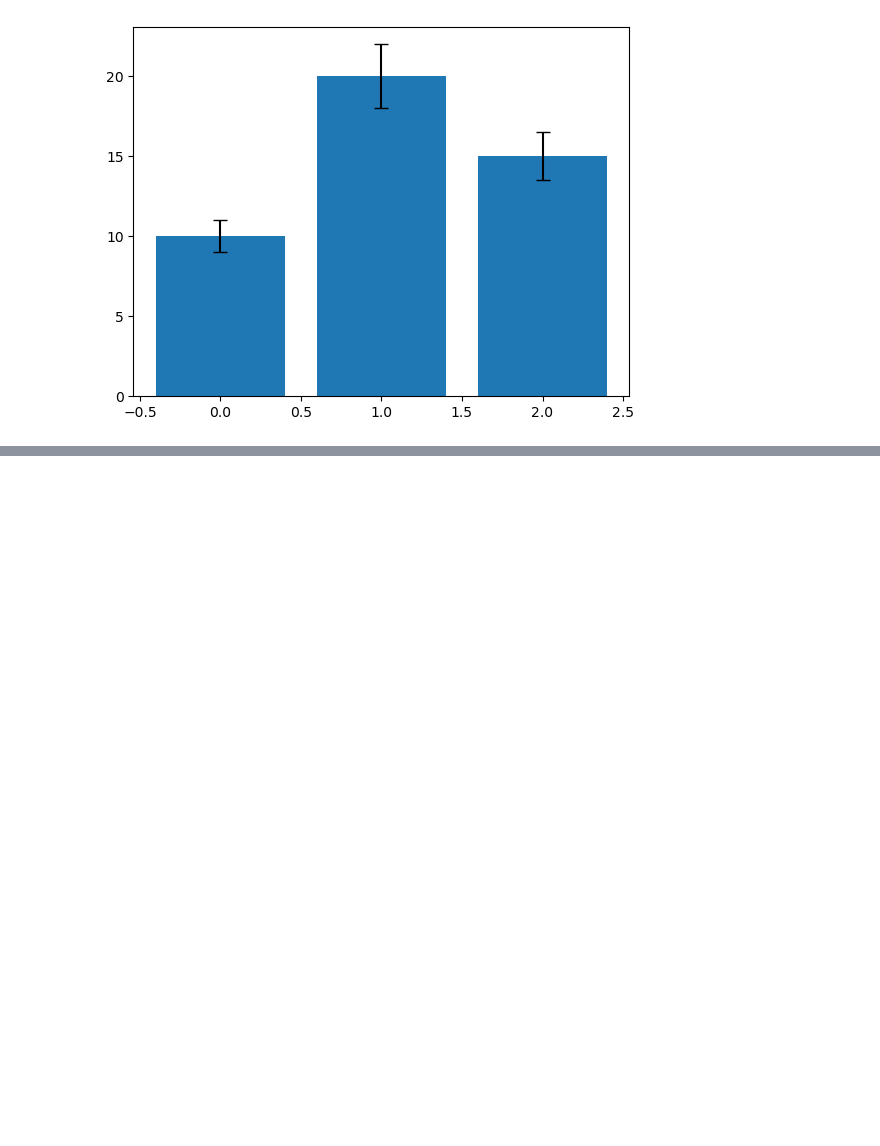
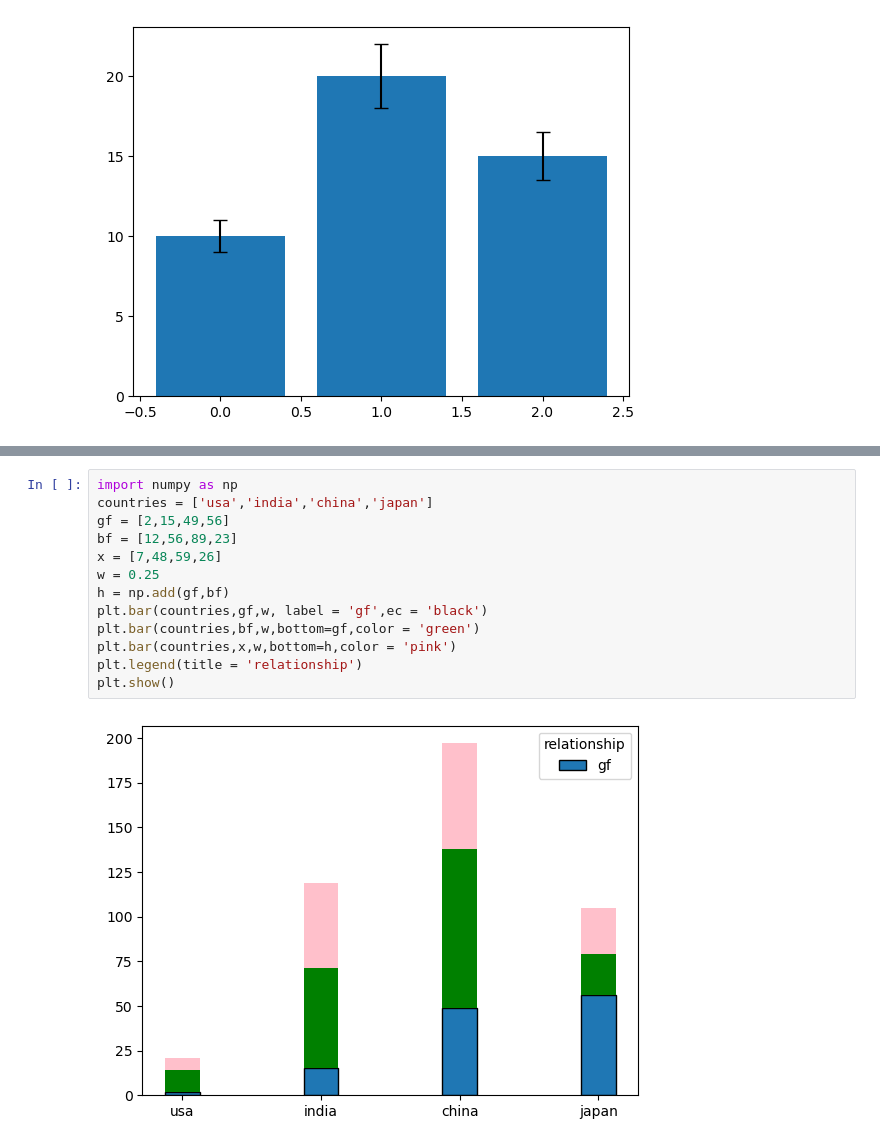
Before and after one commit to Yashshakya1/jupyter_nootbook, a Jupyter notebook: data science(self learning)/matplotlib/bar_charts.ipynb, the cells around one changed output, grey strips where cells are left out. Saved outputs shown, nothing was run; the diff lists cells and outputs as text; blank space fills up the shorter version.

```diff
--- a/data science(self learning)/matplotlib/bar_charts.ipynb
+++ b/data science(self learning)/matplotlib/bar_charts.ipynb
@@ -159,0 +188,15 @@ plt.show()
+# %%
+import numpy as np
+countries = ['usa','india','china','japan']
+gf = [2,15,49,56]
+bf = [12,56,89,23]
+x = [7,48,59,26]
+w = 0.25
+h = np.add(gf,bf)
+plt.bar(countries,gf,w, label = 'gf',ec = 'black')
+plt.bar(countries,bf,w,bottom=gf,color = 'green')
+plt.bar(countries,x,w,bottom=h,color = 'pink')
+plt.legend(title = 'relationship')
+plt.show()
+# %% [output]
+[figure, added]
```
Also changed, not shown: parts of 2 cells of this notebook, 2 other files.
